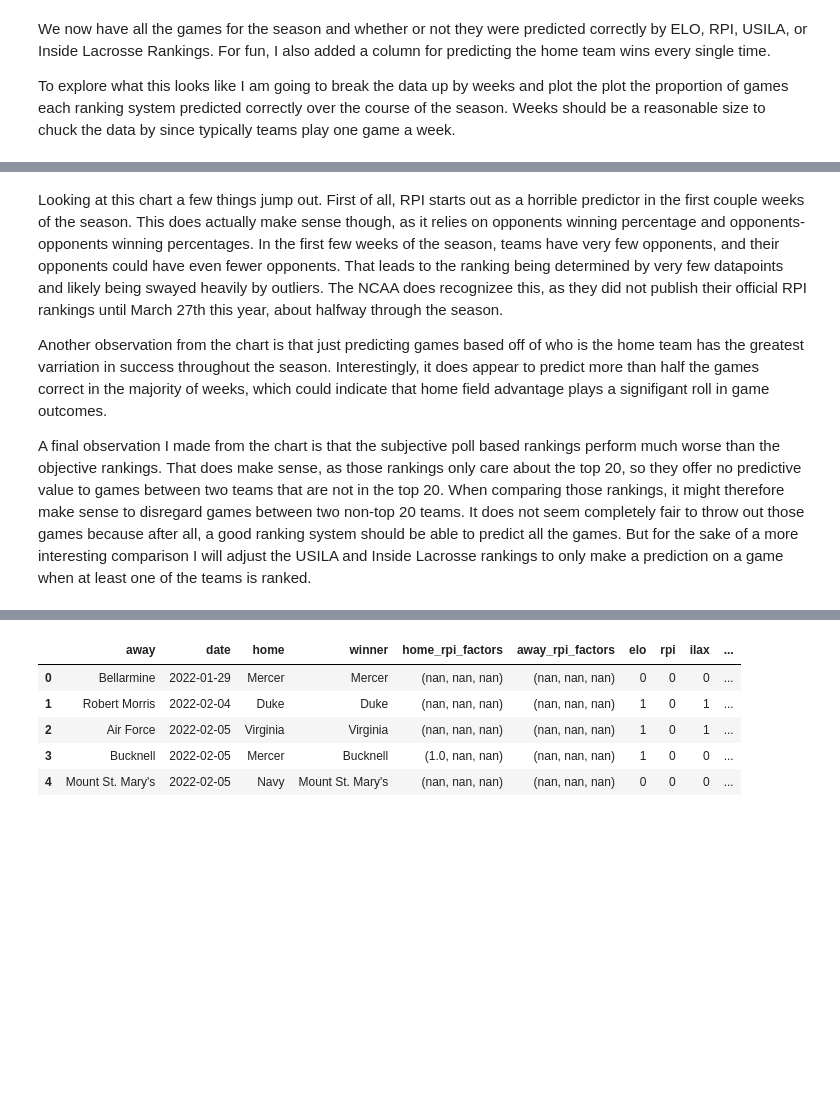
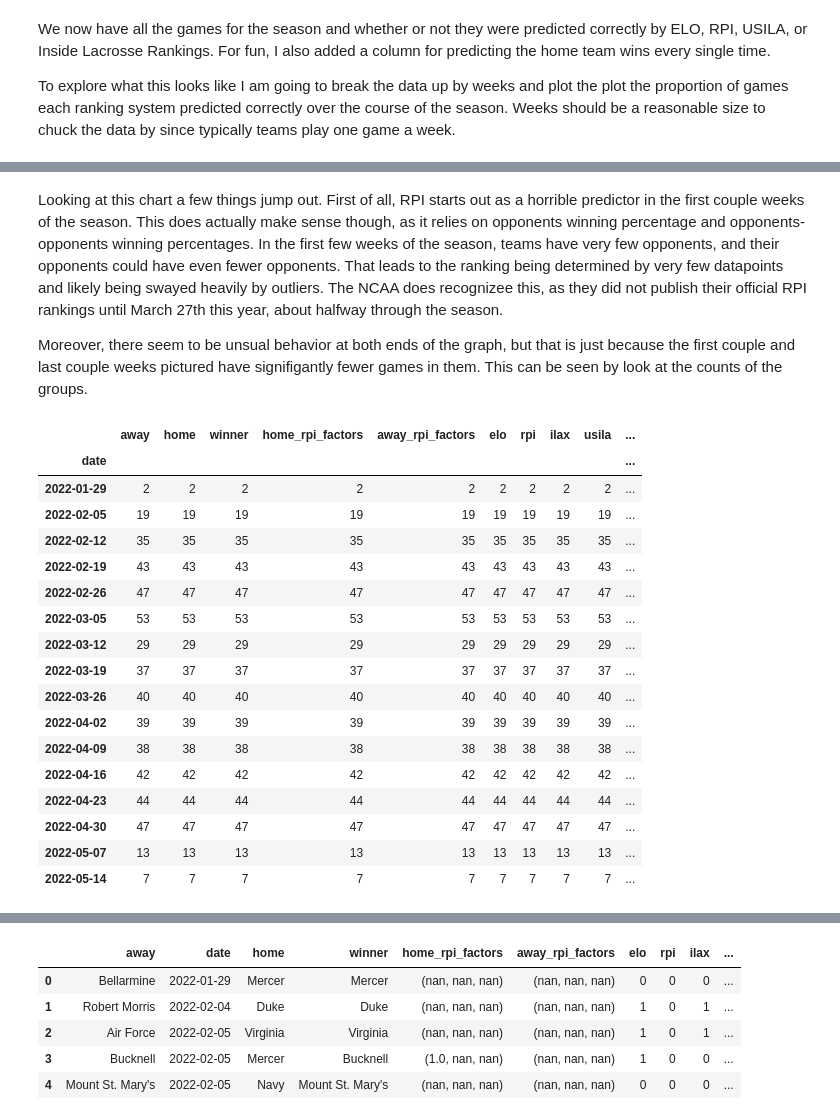
Before and after one commit to ehuegler/LacrosseStatistics, a Jupyter notebook: lacrosse_statistics.ipynb, the cells around one changed output, grey strips where cells are left out. Drawn from its saved outputs; the diff is of its cells as text; code cells hidden in the pictures; blank space fills up the shorter version.

```diff
--- a/lacrosse_statistics.ipynb
+++ b/lacrosse_statistics.ipynb
@@ -593,6 +631,25 @@ ax.legend(['ELO', 'Inside Lacrosse', 'RPI', 'USILA', 'Home Team'])
 # %% [markdown]
 Looking at this chart a few things jump out. First of all, RPI starts out as a horrible predictor in the first couple weeks of the season. This does actually make sense though, as it relies on opponents winning percentage and opponents-opponents winning percentages. In the first few weeks of the season, teams have very few opponents, and their opponents could have even fewer opponents. That leads to the ranking being determined by very few datapoints and likely being swayed heavily by outliers. The NCAA does recognizee this, as they did not publish their official RPI rankings until March 27th this year, about halfway through the season.
 
-Another observation from the chart is that just predicting games based off of who is the home team has the greatest varriation in success throughout the season. Interestingly, it does appear to predict more than half the games correct in the majority of weeks, which could indicate that home field advantage plays a signifigant roll in game outcomes.
-
-A final observation I made from the chart is that the subjective poll based rankings perform much worse than the objective rankings. That does make sense, as those rankings only care about the top 20, so they offer no predictive value to games between two teams that are not in the top 20. When comparing those rankings, it might therefore make sense to disregard games between two non-top 20 teams. It does not seem completely fair to throw out those games because after all, a good ranking system should be able to predict all the games. But for the sake of a more interesting comparison I will adjust the USILA and Inside Lacrosse rankings to only make a prediction on a game when at least one of the teams is ranked.
+Moreover, there seem to be unsual behavior at both ends of the graph, but that is just because the first couple and last couple weeks pictured have signifigantly fewer games in them. This can be seen by look at the counts of the groups.
+# %%
+df_schedule.groupby(pd.Grouper(key='date', freq='7D')).count()
+# %% [output]
+|  | away | home | winner | home_rpi_factors | away_rpi_factors | elo | rpi | ilax | usila | ... |
+| date |  |  |  |  |  |  |  |  |  | ... |
+| 2022-01-29 | 2 | 2 | 2 | 2 | 2 | 2 | 2 | 2 | 2 | ... |
+| 2022-02-05 | 19 | 19 | 19 | 19 | 19 | 19 | 19 | 19 | 19 | ... |
+| 2022-02-12 | 35 | 35 | 35 | 35 | 35 | 35 | 35 | 35 | 35 | ... |
+| 2022-02-19 | 43 | 43 | 43 | 43 | 43 | 43 | 43 | 43 | 43 | ... |
+| 2022-02-26 | 47 | 47 | 47 | 47 | 47 | 47 | 47 | 47 | 47 | ... |
+| 2022-03-05 | 53 | 53 | 53 | 53 | 53 | 53 | 53 | 53 | 53 | ... |
+| 2022-03-12 | 29 | 29 | 29 | 29 | 29 | 29 | 29 | 29 | 29 | ... |
+| 2022-03-19 | 37 | 37 | 37 | 37 | 37 | 37 | 37 | 37 | 37 | ... |
+| 2022-03-26 | 40 | 40 | 40 | 40 | 40 | 40 | 40 | 40 | 40 | ... |
+| 2022-04-02 | 39 | 39 | 39 | 39 | 39 | 39 | 39 | 39 | 39 | ... |
+| 2022-04-09 | 38 | 38 | 38 | 38 | 38 | 38 | 38 | 38 | 38 | ... |
+| 2022-04-16 | 42 | 42 | 42 | 42 | 42 | 42 | 42 | 42 | 42 | ... |
+| 2022-04-23 | 44 | 44 | 44 | 44 | 44 | 44 | 44 | 44 | 44 | ... |
+| 2022-04-30 | 47 | 47 | 47 | 47 | 47 | 47 | 47 | 47 | 47 | ... |
+| 2022-05-07 | 13 | 13 | 13 | 13 | 13 | 13 | 13 | 13 | 13 | ... |
+| 2022-05-14 | 7 | 7 | 7 | 7 | 7 | 7 | 7 | 7 | 7 | ... |
```
Also changed, not shown: parts of 29 cells of this notebook.
